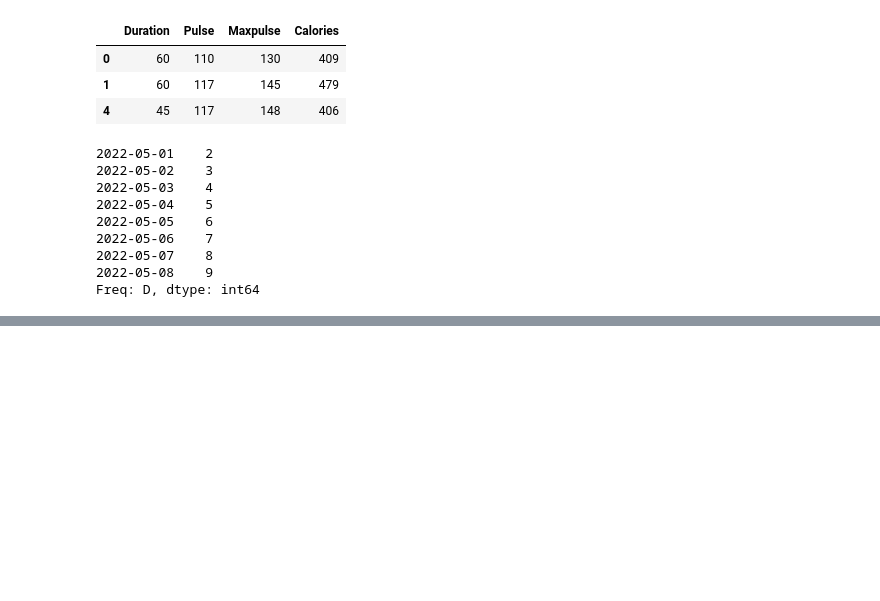
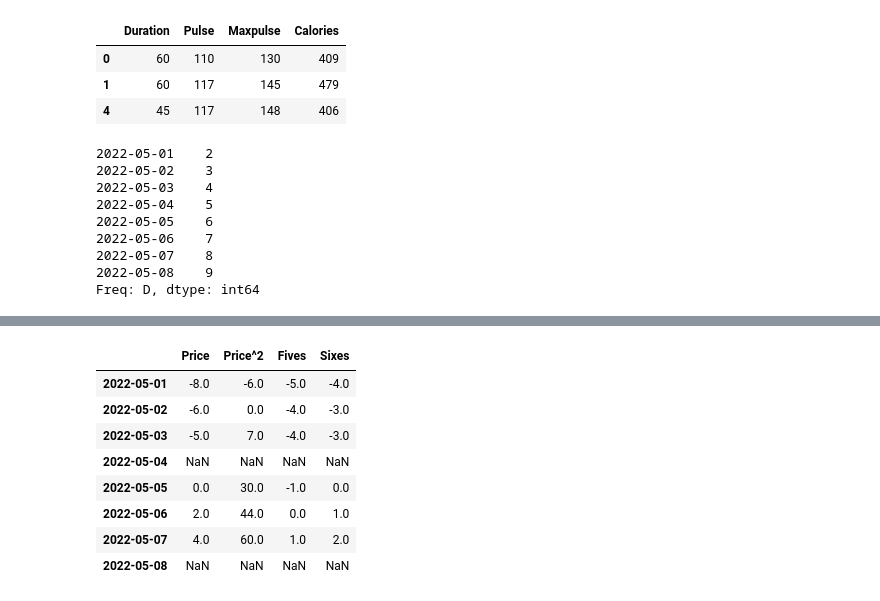
Before and after one commit to tomasz-te/Drafts, a Jupyter notebook: Pandas.ipynb, the cells around one changed output, grey strips where cells are left out. Saved outputs shown, nothing was run; the diff lists cells and outputs as text; code cells hidden in the pictures; blank space fills up the shorter version.

```diff
--- a/Pandas.ipynb
+++ b/Pandas.ipynb
@@ -336,0 +415,15 @@ Freq: D, dtype: int64
+# %%
+s1=[10,9,9,np.nan,6,5,4,np.nan]
+# %%
+df1=df.sub(s1,axis='index')
+df1
+# %% [output]
+|  | Price | Price^2 | Fives | Sixes |
+| 2022-05-01 | -8.0 | -6.0 | -5.0 | -4.0 |
+| 2022-05-02 | -6.0 | 0.0 | -4.0 | -3.0 |
+| 2022-05-03 | -5.0 | 7.0 | -4.0 | -3.0 |
+| 2022-05-04 | NaN | NaN | NaN | NaN |
+| 2022-05-05 | 0.0 | 30.0 | -1.0 | 0.0 |
+| 2022-05-06 | 2.0 | 44.0 | 0.0 | 1.0 |
+| 2022-05-07 | 4.0 | 60.0 | 1.0 | 2.0 |
+| 2022-05-08 | NaN | NaN | NaN | NaN |
```
Also changed, not shown: parts of 13 cells of this notebook.
